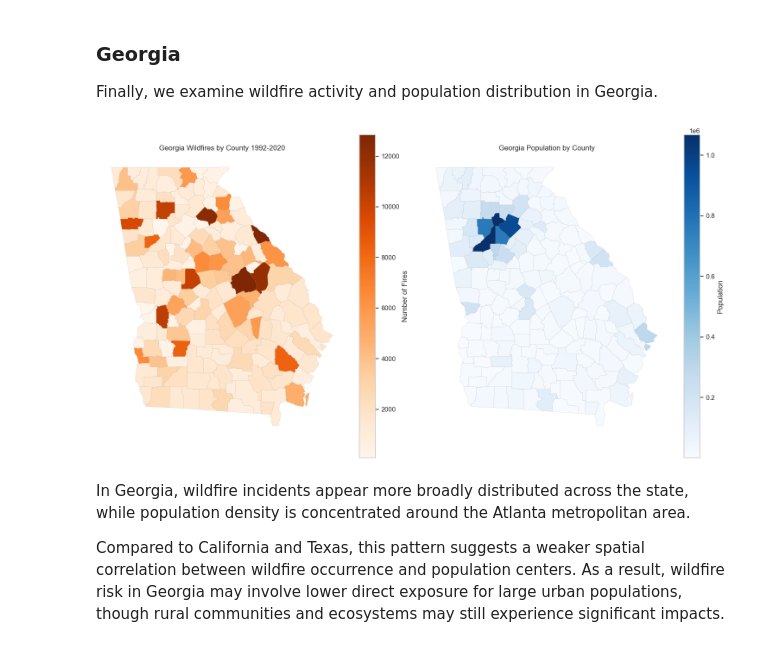
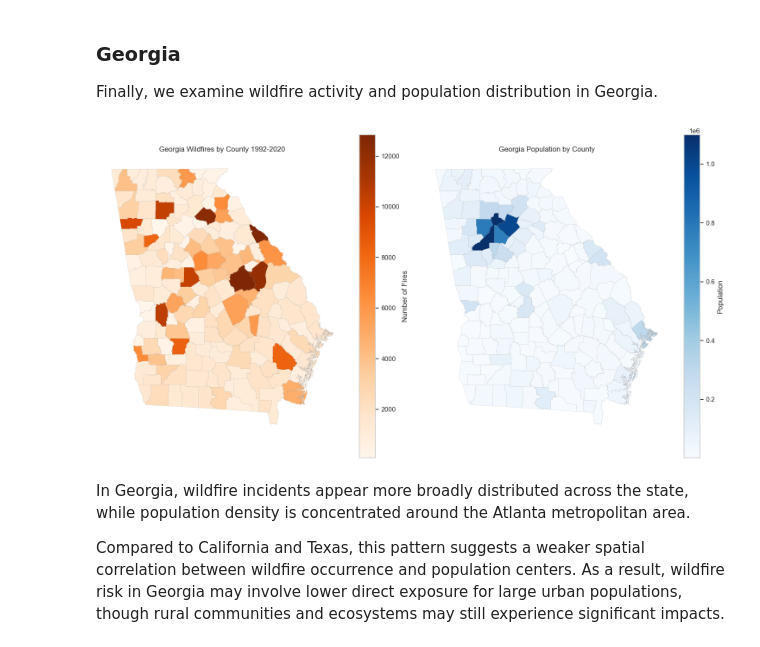
Before and after one commit to leahmorge/wildfire-risk-analysis, a Jupyter notebook: Wildfire_Risk_Analysis.ipynb, the cells around one changed output. Saved outputs shown, nothing was run; the diff lists cells and outputs as text; code cells hidden in the pictures.

```diff
--- a/Wildfire_Risk_Analysis.ipynb
+++ b/Wildfire_Risk_Analysis.ipynb
@@ -14,7 +14,7 @@ import geopandas as gpd
 Next, we establish a connection to the database so that the wildfire records can be accessed and queried throughout the analysis.
 # %%
 # create db connection
-conn = sqlite3.connect("data.sqlite")
+conn = sqlite3.connect("C:/Users/leahm/anaconda_3/Library/data.sqlite")
 
 # pull the fires table into RAM
 fires = pd.read_sql_query("SELECT * FROM Fires", conn)
@@ -245,34 +247,34 @@ Understanding these transitional zones is important for wildfire mitigation plan
 Finally, we examine wildfire activity and population distribution in Georgia.
 # %%
 # Load county map data with population included
-counties = gpd.read_file("C:/Users/leahm/anaconda_3/Library/USA_Counties2.shp")
+counties = gpd.read_file("C:/Users/leahm/anaconda_3/Library/USA_Counties.shp")
 
 # Filter counties to only include Georgia
-Georgia_counties = counties[counties["STATE_ABBR"] == "GA"]
+Georgia_counties = counties[counties["STATE_NAME"] == "Georgia"]
 
 # Group fires by county
 fires_grouped = fires.groupby('FIPS_NAME')['FIRE_SIZE'].count().reset_index(name='n_fires')
 
 # Merge fire count data with Georgia county map data based on county names
 merged_data_fires = Georgia_counties.merge(fires_grouped, left_on='NAME', right_on='FIPS_NAME', how='left')
 
 # Plot wildfires
 fig, axes = plt.subplots(1, 2, figsize=(15, 8))
 
 # Plot wildfires
 merged_data_fires.plot(column='n_fires', cmap='Oranges', linewidth=0.1, ax=axes[0], edgecolor='grey', legend=True, legend_kwds={'label': 'Number of Fires'})
 axes[0].set_title('Georgia Wildfires by County 1992-2020')
 axes[0].axis('off')
 
 # Plot population
 Georgia_counties.plot(column='POPULATION', cmap='Blues', linewidth=0.1, ax=axes[1], edgecolor='grey', legend=True, legend_kwds={'label': 'Population'})
 axes[1].set_title('Georgia Population by County')
 axes[1].axis('off')
 
 plt.tight_layout()
 plt.show()
 # %% [output]
-[figure, old version]
+[figure, new version]
 # %% [markdown]
 In Georgia, wildfire incidents appear more broadly distributed across the state, while population density is concentrated around the Atlanta metropolitan area.
 
```
Also changed, not shown: parts of 3 cells of this notebook.
